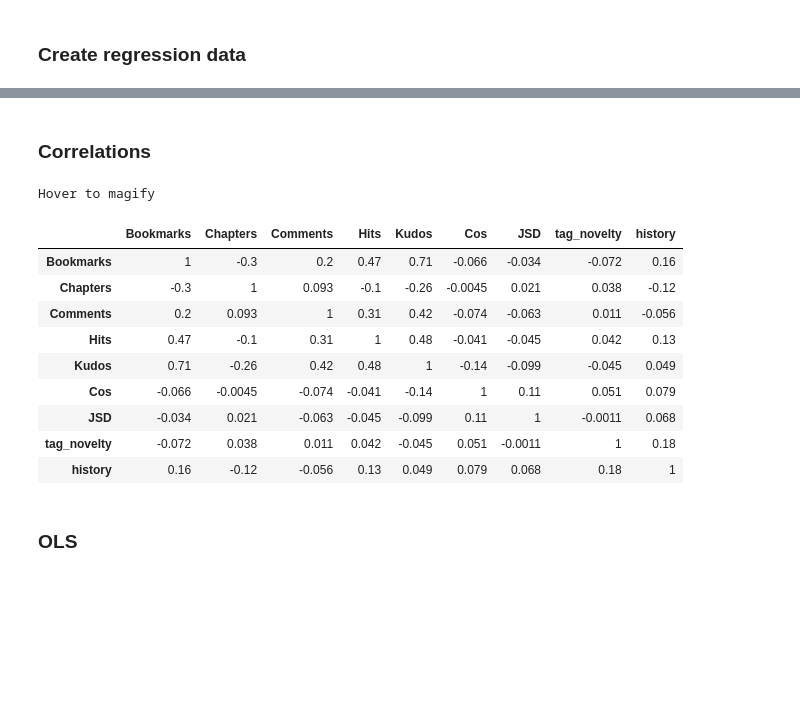
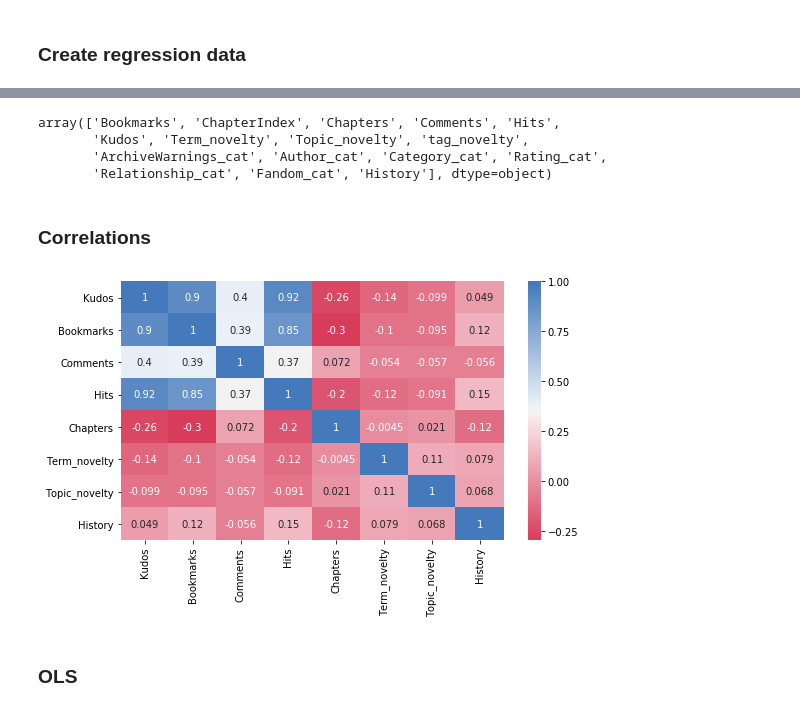
Before and after one commit to yzjing/ao3_old, a Jupyter notebook: exps/20180604_regression/regression.ipynb, the cells around one changed output, grey strips where cells are left out. Cells and saved outputs as stored; diff of their text form; code cells hidden in the pictures; blank space fills up the shorter version.

```diff
--- a/exps/20180604_regression/regression.ipynb
+++ b/exps/20180604_regression/regression.ipynb
@@ -157,39 +162,23 @@ df_all.head()
+# %%
+df_all.columns.values
+# %% [output]
+array(['Bookmarks', 'ChapterIndex', 'Chapters', 'Comments', 'Hits',
+       'Kudos', 'Term_novelty', 'Topic_novelty', 'tag_novelty',
+       'ArchiveWarnings_cat', 'Author_cat', 'Category_cat', 'Rating_cat',
+       'Relationship_cat', 'Fandom_cat', 'History'], dtype=object)
 # %% [markdown]
 ### Correlations
 # %%
-corr = df_all[['Bookmarks', 'Chapters', 'Comments', 'Hits', 'Kudos', 'Cos', 'JSD', 'tag_novelty', 'history']].corr()
+corr = df_all[['Kudos','Bookmarks', 'Comments', 'Hits','Chapters', 'Term_novelty', 'Topic_novelty', 'History']].corr()
-# %%
-cmap = cmap=sns.diverging_palette(5, 250, as_cmap=True)
-
-def magnify():
-    return [dict(selector="th",
-                 props=[("font-size", "7pt")]),
-            dict(selector="td",
-                 props=[('padding', "0em 0em")]),
-            dict(selector="th:hover",
-                 props=[("font-size", "12pt")]),
-            dict(selector="tr:hover td:hover",
-                 props=[('max-width', '200px'),
-                        ('font-size', '12pt')])
-]
-
-corr.style.background_gradient(cmap, axis=1)\
-    .set_properties(**{'max-width': '80px', 'font-size': '10pt'})\
-    .set_caption("Hover to magify")\
-    .set_precision(2)\
-    .set_table_styles(magnify())
-# %% [output]
-Hover to magify
-|  | Bookmarks | Chapters | Comments | Hits | Kudos | Cos | JSD | tag_novelty | history |
-| Bookmarks | 1 | -0.3 | 0.2 | 0.47 | 0.71 | -0.066 | -0.034 | -0.072 | 0.16 |
-| Chapters | -0.3 | 1 | 0.093 | -0.1 | -0.26 | -0.0045 | 0.021 | 0.038 | -0.12 |
-| Comments | 0.2 | 0.093 | 1 | 0.31 | 0.42 | -0.074 | -0.063 | 0.011 | -0.056 |
-| Hits | 0.47 | -0.1 | 0.31 | 1 | 0.48 | -0.041 | -0.045 | 0.042 | 0.13 |
-| Kudos | 0.71 | -0.26 | 0.42 | 0.48 | 1 | -0.14 | -0.099 | -0.045 | 0.049 |
-| Cos | -0.066 | -0.0045 | -0.074 | -0.041 | -0.14 | 1 | 0.11 | 0.051 | 0.079 |
-| JSD | -0.034 | 0.021 | -0.063 | -0.045 | -0.099 | 0.11 | 1 | -0.0011 | 0.068 |
-| tag_novelty | -0.072 | 0.038 | 0.011 | 0.042 | -0.045 | 0.051 | -0.0011 | 1 | 0.18 |
-| history | 0.16 | -0.12 | -0.056 | 0.13 | 0.049 | 0.079 | 0.068 | 0.18 | 1 |
+# %%
+cmap = sns.diverging_palette(5, 250, as_cmap=True)
+plt.figure(figsize = (8,5))
+
+corr_plt = sns.heatmap(corr, cmap=cmap, annot=True)
+plt.tight_layout()
+plt.savefig('variables_corr.pdf', format='pdf')
+# %% [output]
+[figure, added]
 # %% [markdown]
 ### OLS
 # %%
```
Also changed, not shown: parts of 8 cells of this notebook, 1 other file.
